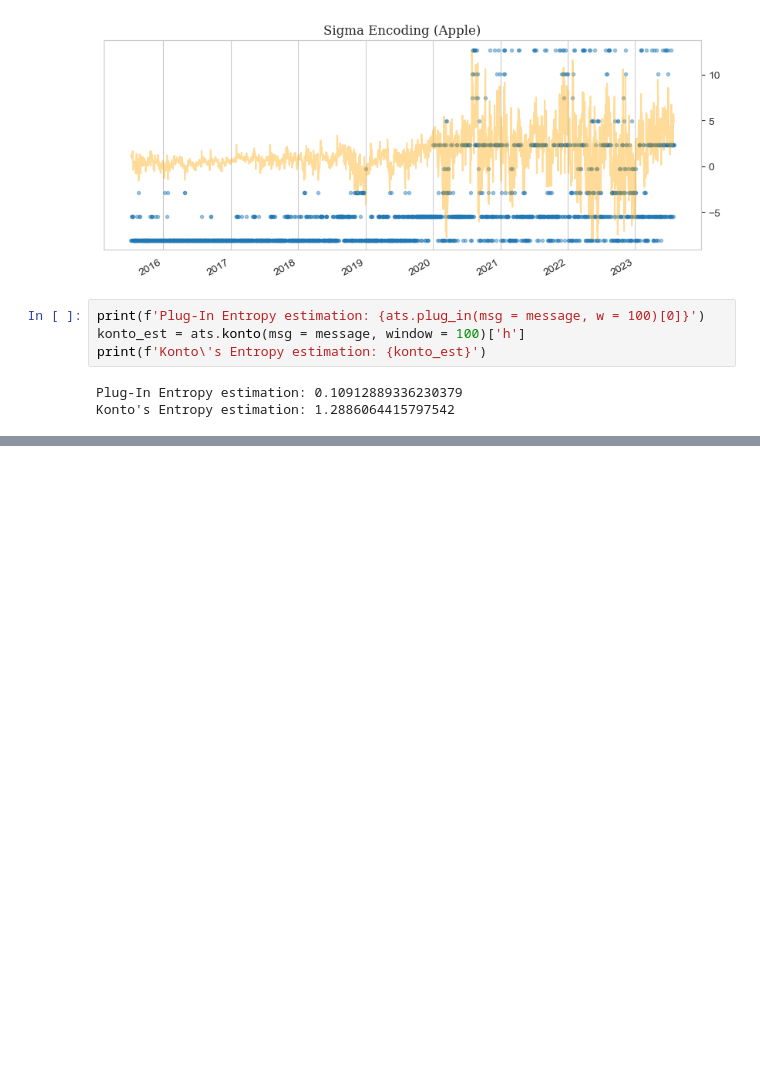
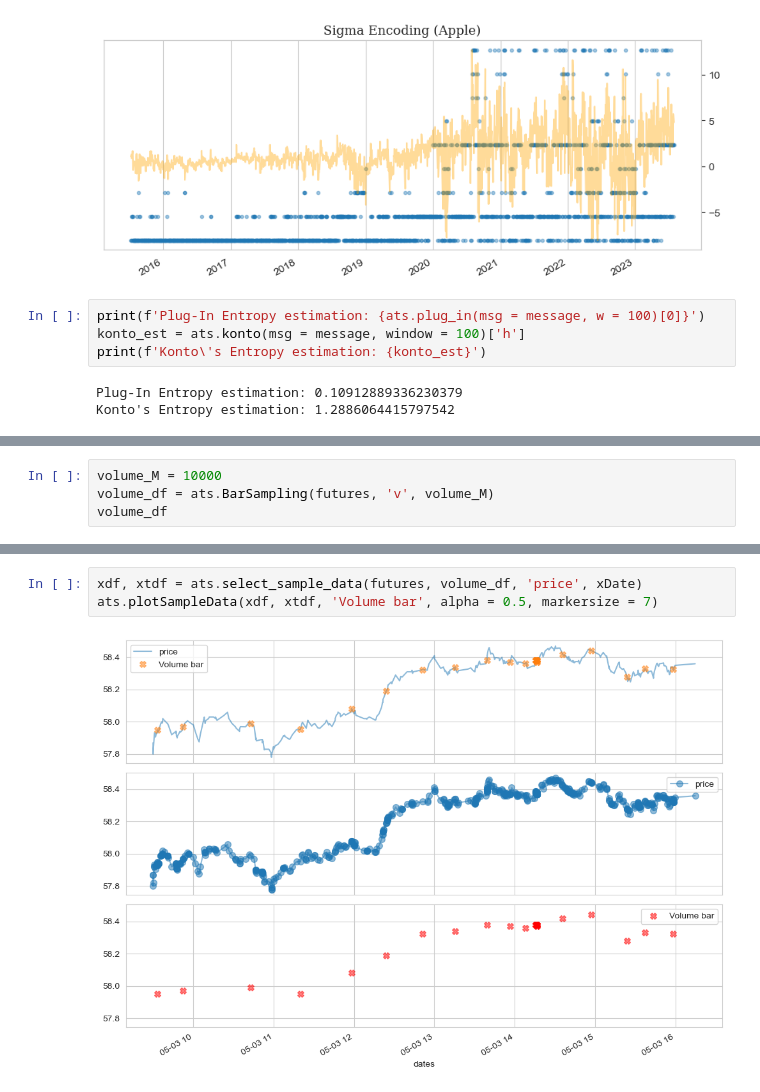
Before and after one commit to Tommylee1013/QUANTIFI, a Jupyter notebook: Week 10/Advanced Time Series.ipynb, the cells around one changed output, grey strips where cells are left out. Drawn from its saved outputs; the diff is of its cells as text; blank space fills up the shorter version.

```diff
--- a/Week 10/Advanced Time Series.ipynb
+++ b/Week 10/Advanced Time Series.ipynb
@@ -277,0 +403,4 @@ Konto's Entropy estimation: 1.2886064415797542
+# %%
+volume_M = 10000
+volume_df = ats.BarSampling(futures, 'v', volume_M)
+volume_df
@@ -277,0 +422,5 @@ Konto's Entropy estimation: 1.2886064415797542
+# %%
+xdf, xtdf = ats.select_sample_data(futures, volume_df, 'price', xDate)
+ats.plotSampleData(xdf, xtdf, 'Volume bar', alpha = 0.5, markersize = 7)
+# %% [output]
+[figure, added]
```
Also changed, not shown: parts of 26 cells of this notebook, 2 other files.
